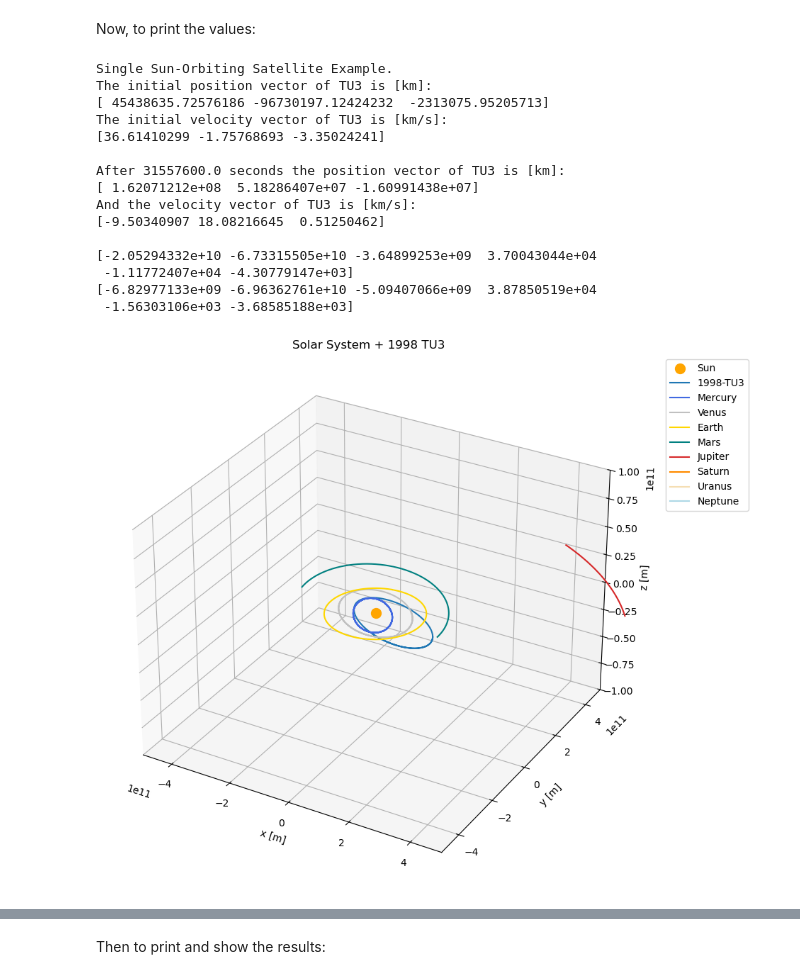
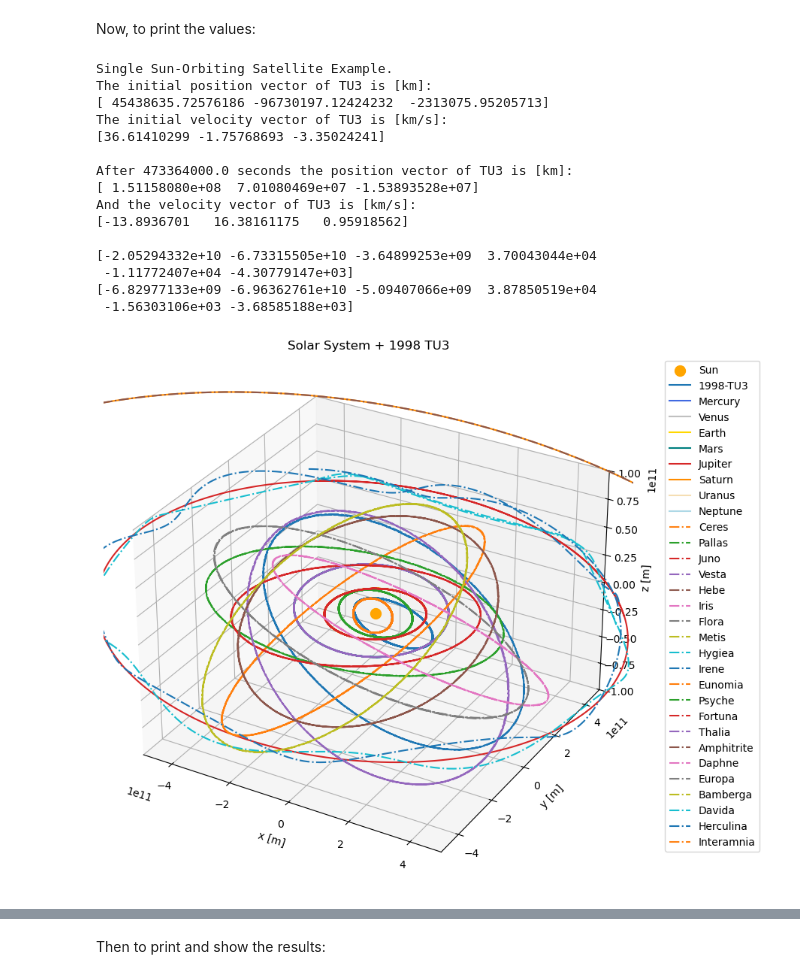
Before and after one commit to PocketBloom/Bachelor_Project, a Jupyter notebook: TU3/TU3_orbit_precession_2.ipynb, the cells around one changed output, grey strips where cells are left out. Drawn from its saved outputs; the diff is of its cells as text; code cells hidden in the pictures.

```diff
--- a/TU3/TU3_orbit_precession_2.ipynb
+++ b/TU3/TU3_orbit_precession_2.ipynb
@@ -38,7 +38,7 @@ spice.load_standard_kernels()
 # Start dat = 25th of April 2004 (arbitrary choice)
 # Tudat works in J2000, so use seconds
 simulation_start_epoch = DateTime(2000, 1, 1).to_epoch()
-simulation_end_epoch   = simulation_start_epoch + 1 * constants.JULIAN_YEAR
+simulation_end_epoch   = simulation_start_epoch + 15 * constants.JULIAN_YEAR
 
 
 # Step 2: Define bodies in simulation
@@ -103,7 +103,10 @@ bodies_to_propagate = asteroid_name     # I only propagate TU3, I pull the other
 # Create bodies in simulation.
 
 # Pull on the data already known for the larger bodies
-body_settings = environment_setup.get_default_body_settings(larger_bodies_to_create)
+body_settings = environment_setup.get_default_body_settings(
+    bodies = larger_bodies_to_create,
+    base_frame_origin = 'SSB',
+    base_frame_orientation = 'ECLIPJ2000')
 
 # To avoid the issue of calling for coordinates that don't exist in the ephermeris
 # Add a buffer time
@@ -411,10 +426,10 @@ The initial position vector of TU3 is [km]:
 The initial velocity vector of TU3 is [km/s]:
 [36.61410299 -1.75768693 -3.35024241]
 
-After 31557600.0 seconds the position vector of TU3 is [km]:
-[ 1.62071212e+08  5.18286407e+07 -1.60991438e+07]
+After 473364000.0 seconds the position vector of TU3 is [km]:
+[ 1.51158080e+08  7.01080469e+07 -1.53893528e+07]
 And the velocity vector of TU3 is [km/s]:
-[-9.50340907 18.08216645  0.51250462]
+[-13.8936701   16.38161175   0.95918562]
 
 [-2.05294332e+10 -6.73315505e+10 -3.64899253e+09  3.70043044e+04
  -1.11772407e+04 -4.30779147e+03]
@@ -513,39 +528,39 @@ for i, planet_name in enumerate(planets_names):
     # Plot x, y, z (Indices 0, 1, 2)
     ax.plot(
         planet_states[:, 0],
         planet_states[:, 1],
         planet_states[:, 2],
         label = planet_name,
         color = planet_colours[i-1]
     )
 
-# for asteroid_name, asteroid_states in asteroid_ephemerides.items():
+for asteroid_name, asteroid_states in asteroid_ephemerides.items():
 
-#     ax.plot(
-#         asteroid_states[:,0],
-#         asteroid_states[:,1],
-#         asteroid_states[:,2],
-#         label=asteroid_name,
-#         linestyle='-.'
-#     )
+    ax.plot(
+        asteroid_states[:,0],
+        asteroid_states[:,1],
+        asteroid_states[:,2],
+        label=asteroid_name,
+        linestyle='-.'
+    )
 
 
 ax.set_xlabel("x [m]")
 ax.set_ylabel("y [m]")
 ax.set_zlabel("z [m]")
 
 ax.set_xlim(-5e11, 5e11)
 ax.set_ylim(-5e11, 5e11)
 ax.set_zlim(-1e11, 1e11)
 
 # # Limits for the whole Solar System
 # ax.set_xlim(-3e12, 3e12)
 # ax.set_ylim(-3e12, 3e12)
 # ax.set_zlim(-3e12, 3e12)
 
 ax.legend(loc='upper left', bbox_to_anchor=(1.05,1))
 
 plt.tight_layout()
 plt.show()
 # %% [output]
-[figure, old version]
+[figure, new version]
```
Also changed, not shown: parts of 11 cells of this notebook.
